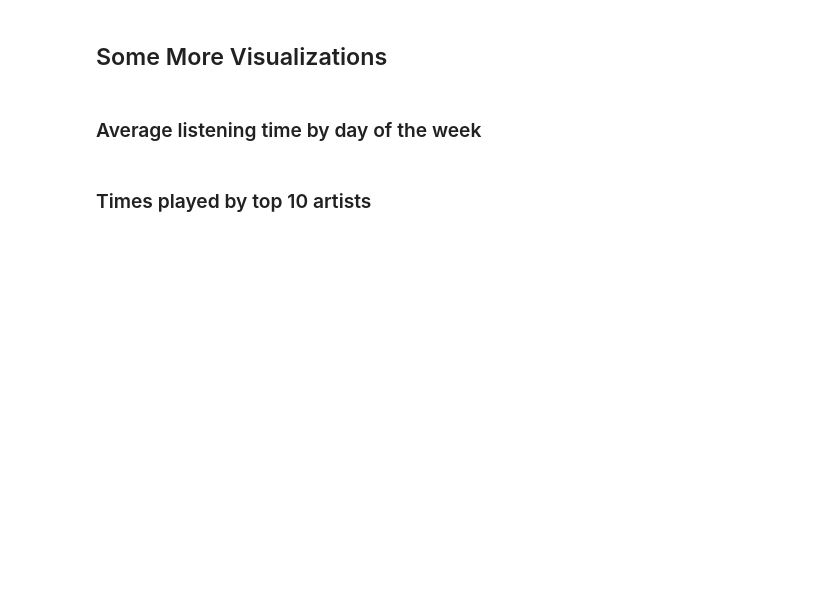
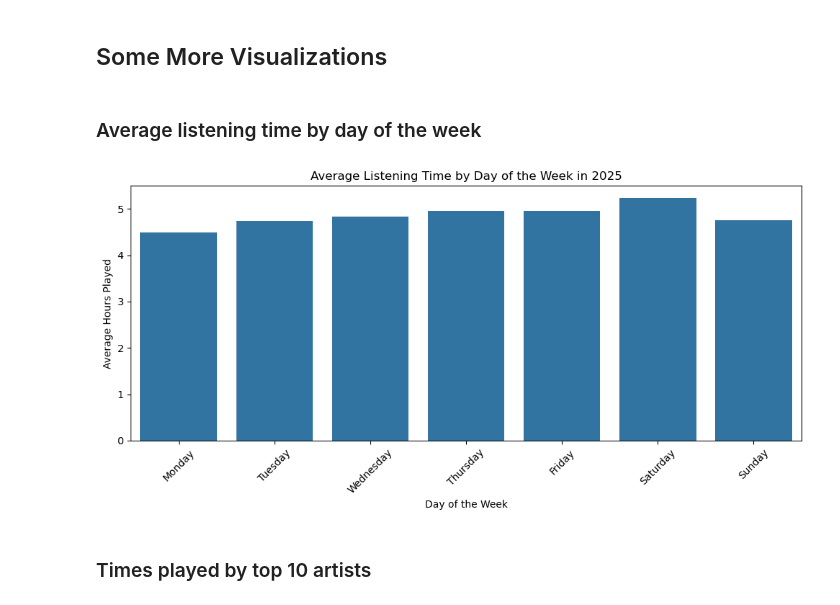
Before and after one commit to khoicodesthings/ou-ai-spotify, a Jupyter notebook: Spotify_Streaming_History_Analysis.ipynb, the cells around one changed output. Drawn from its saved outputs; the diff is of its cells as text; code cells hidden in the pictures; blank space fills up the shorter version.

```diff
--- a/Spotify_Streaming_History_Analysis.ipynb
+++ b/Spotify_Streaming_History_Analysis.ipynb
@@ -201,15 +279,18 @@ print(f"Shortest song played: {shortest_song_name} by {shortest_song_artist} wit
 ### Average listening time by day of the week
 # %%
 # Visualize average listening by day of the week
+# convert to hours for better readability
+average_listening_by_day_bar = average_listening_by_day / (1000 * 60 * 60)
 plt.figure(figsize=(10, 5))
-sns.barplot(x=average_listening_by_day.index, y=average_listening_by_day
-.values)
+sns.barplot(x=average_listening_by_day_bar.index, y=average_listening_by_day_bar.values)
 plt.title('Average Listening Time by Day of the Week in 2025')
 plt.xlabel('Day of the Week')
 plt.ylabel('Average Hours Played')
 plt.xticks(rotation=45)
 plt.tight_layout()
 plt.show()
+# %% [output]
+[figure, added]
 # %% [markdown]
 ### Times played by top 10 artists
 # %%
```
Also changed, not shown: parts of 20 cells of this notebook.
